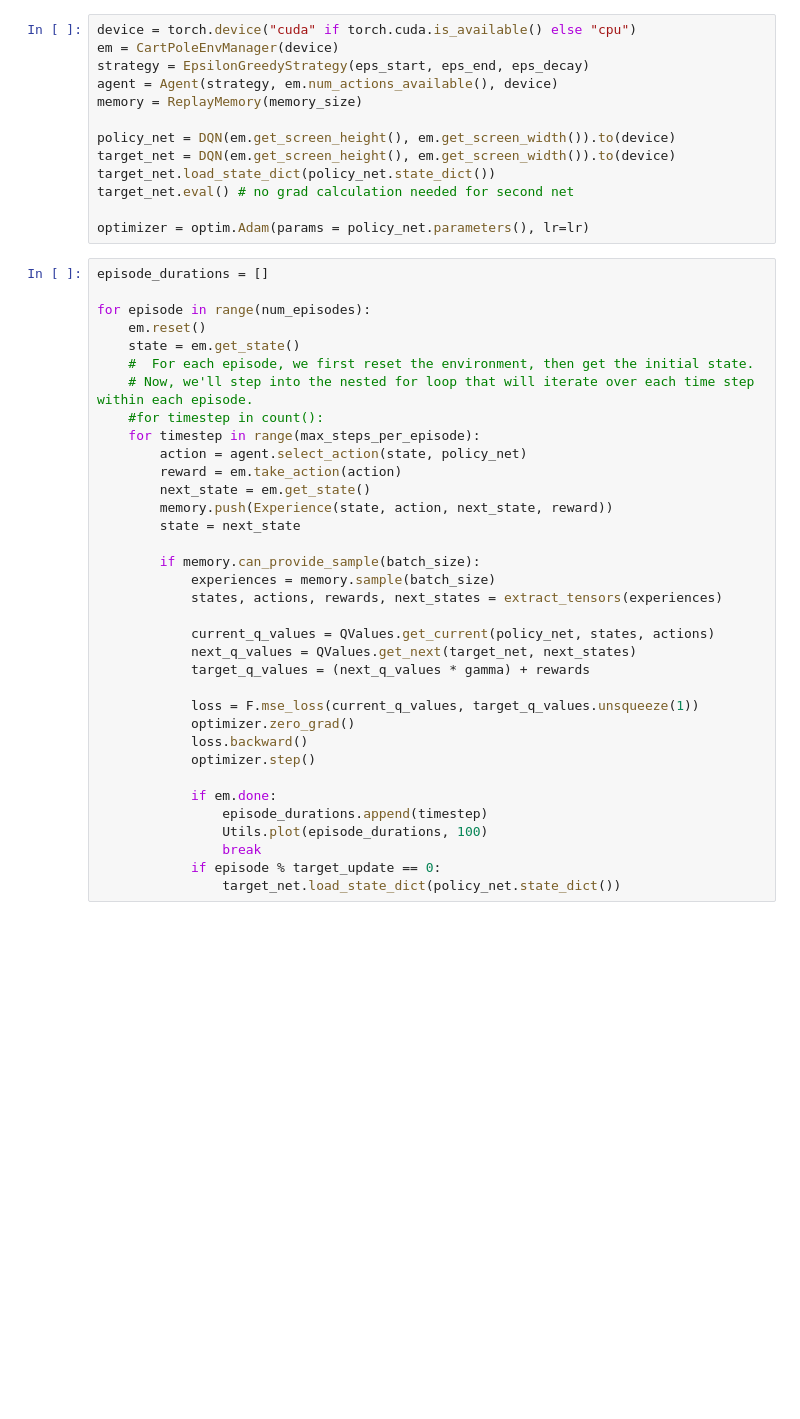
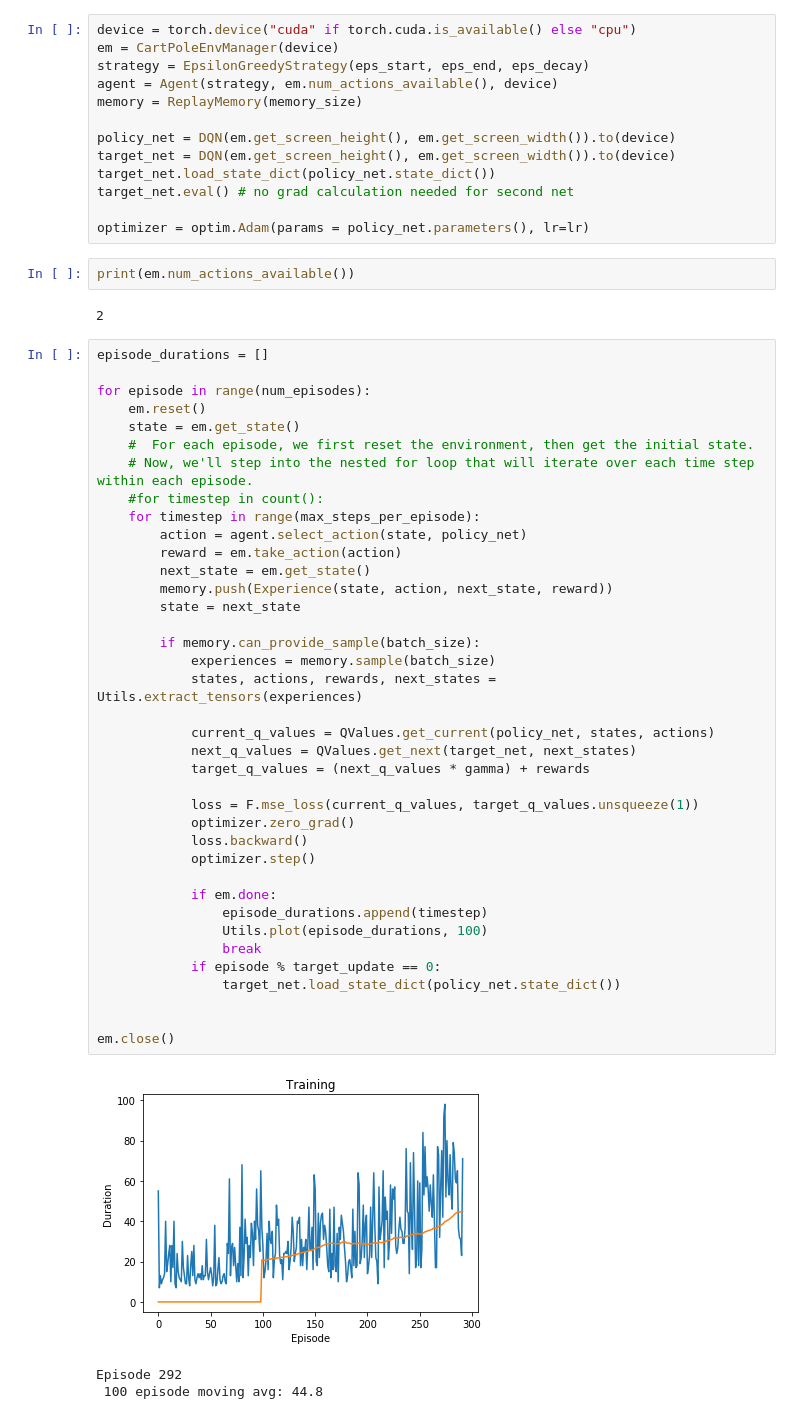
Before and after one commit to MichalGasiorowski/PyTorchPlayground, a Jupyter notebook: RL/cartpole-train.ipynb, the cells around one changed output. Cells and saved outputs as stored; diff of their text form; blank space fills up the shorter version.

```diff
--- a/RL/cartpole-train.ipynb
+++ b/RL/cartpole-train.ipynb
@@ -48,6 +49,10 @@ target_net.load_state_dict(policy_net.state_dict())
 target_net.eval() # no grad calculation needed for second net
 
 optimizer = optim.Adam(params = policy_net.parameters(), lr=lr)
+# %%
+print(em.num_actions_available())
+# %% [output]
+2
 # %%
 episode_durations = []
 
@@ -55,31 +60,38 @@ for episode in range(num_episodes):
     em.reset()
     state = em.get_state()
     #  For each episode, we first reset the environment, then get the initial state.
     # Now, we'll step into the nested for loop that will iterate over each time step within each episode.
     #for timestep in count():
     for timestep in range(max_steps_per_episode):
         action = agent.select_action(state, policy_net)
         reward = em.take_action(action)
         next_state = em.get_state()
         memory.push(Experience(state, action, next_state, reward))
         state = next_state
 
         if memory.can_provide_sample(batch_size):
             experiences = memory.sample(batch_size)
-            states, actions, rewards, next_states = extract_tensors(experiences)
+            states, actions, rewards, next_states = Utils.extract_tensors(experiences)
 
             current_q_values = QValues.get_current(policy_net, states, actions)
             next_q_values = QValues.get_next(target_net, next_states)
             target_q_values = (next_q_values * gamma) + rewards
 
             loss = F.mse_loss(current_q_values, target_q_values.unsqueeze(1))
             optimizer.zero_grad()
             loss.backward()
             optimizer.step()
 
             if em.done:
                 episode_durations.append(timestep)
                 Utils.plot(episode_durations, 100)
                 break
             if episode % target_update == 0:
                 target_net.load_state_dict(policy_net.state_dict())
+
+
+em.close()
+# %% [output]
+[figure, added]
+Episode 292
+ 100 episode moving avg: 44.8
```
Also changed, not shown: parts of 1 cell of this notebook, 3 other files.
